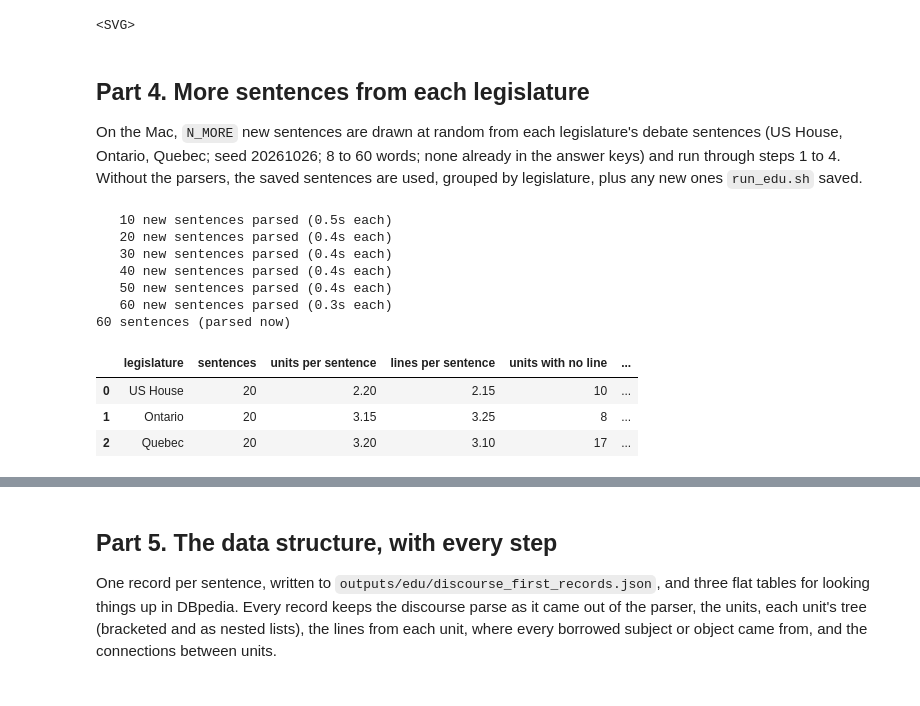
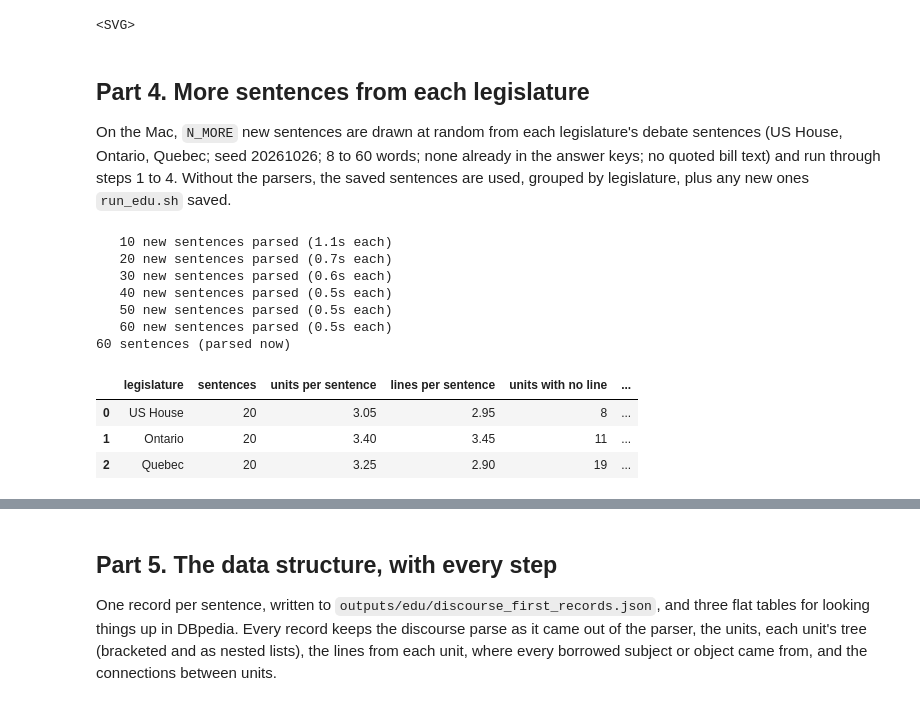
Before and after one commit to capriceculkin/legislative-health-factuality, a Jupyter notebook: notebooks/discourse_first.ipynb, the cells around one changed output, grey strips where cells are left out. Drawn from its saved outputs; the diff is of its cells as text; code cells hidden in the pictures.

```diff
--- a/notebooks/discourse_first.ipynb
+++ b/notebooks/discourse_first.ipynb
@@ -277,7 +277,7 @@ STEP 5. The tree inside a tree
 # %% [markdown]
 ## Part 4. More sentences from each legislature
 
-On the Mac, `N_MORE` new sentences are drawn at random from each legislature's debate sentences (US House, Ontario, Quebec; seed 20261026; 8 to 60 words; none already in the answer keys) and run through steps 1 to 4. Without the parsers, the saved sentences are used, grouped by legislature, plus any new ones `run_edu.sh` saved.
+On the Mac, `N_MORE` new sentences are drawn at random from each legislature's debate sentences (US House, Ontario, Quebec; seed 20261026; 8 to 60 words; none already in the answer keys; no quoted bill text) and run through steps 1 to 4. Without the parsers, the saved sentences are used, grouped by legislature, plus any new ones `run_edu.sh` saved.
 # %%
 N_MORE = int(os.environ.get("LHF_N_MORE", "20"))
 JUR = {"US": ("us", "en", "US House"), "ON": ("ontario", "en", "Ontario"), "QC": ("quebec", "fr", "Quebec")}
@@ -290,7 +290,8 @@ def draw_new(n):
     rnd = random.Random(20261026); taken = {r.get("sentence_id") for r in ROWS}; out = []
     for code_, (j, lang, name) in JUR.items():
         recs = json.load(open(PROJECT / "data" / "dbpedia_pipeline" / j / "sentences_v3.json", encoding="utf-8"))
-        recs = [x for x in recs if x.get("sentence_id") and x.get("text") and x["sentence_id"] not in taken and 8 <= len(x["text"].split()) <= 60]
+        recs = [x for x in recs if x.get("sentence_id") and x.get("text") and x["sentence_id"] not in taken and 8 <= len(x["text"].split()) <= 60
+                and not E.is_bill_text(x["text"])]
         rnd.shuffle(recs)
         out += [(f"more|{code_}|{k}", V.clean(x["text"]), lang, x["sentence_id"], name) for k, x in enumerate(recs[:n], 1)]
     return out
@@ -304,42 +305,42 @@ if LIVE:
         if k % 10 == 0:
             print(f"   {k} new sentences parsed ({(time.time() - t0) / k:.1f}s each)")
 else:
     more_rows = json.load(open(MORE, encoding="utf-8"))["rows"] if MORE.exists() else []
     for row in [r for r in ROWS if legislature(r)] + more_rows:
         if row["n"].startswith("more|") and row["n"] not in REPARSED:
             continue
         trees, _ = step2(row)
         RECS[row["n"]] = dict(run(row, trees), legislature=legislature(row) or JUR[row["n"].split("|")[1]][2], sentence_id=row.get("sentence_id"))
 src = "parsed now" if LIVE else ("saved sentences" + (", units parsed on their own" if REPARSED else ", units are STAND-INS cut from the sentence's tree"))
 print(f"{len(RECS)} sentences ({src})")
 
 def summary(recs):
     rows_ = []
     for name in ("US House", "Ontario", "Quebec"):
         xs = [x for x in recs.values() if x["legislature"] == name]
         if not xs:
             continue
         ls = [l for x in xs for l in x["lines"]]
         rows_.append({"legislature": name, "sentences": len(xs), "units per sentence": round(sum(len(x["units"]) for x in xs) / len(xs), 2),
                       "lines per sentence": round(len(ls) / len(xs), 2),
                       "units with no line": sum(1 for x in xs for u in x["units"] if not u["lines"]),
                       "subjects found through the discourse parse": sum(1 for l in ls if (l.get("subject_from") or "") and "unit tree" not in l["subject_from"]),
                       "'that' pointing to units": sum(1 for l in ls if l.get("refers_to")),
                       "most common relations": ", ".join(f"{k} {v}" for k, v in collections.Counter(r["shared"] for x in xs for r in x["relations"]).most_common(4))})
     return pd.DataFrame(rows_)
 display(summary(RECS))
 # %% [output]
-   10 new sentences parsed (0.5s each)
-   20 new sentences parsed (0.4s each)
-   30 new sentences parsed (0.4s each)
-   40 new sentences parsed (0.4s each)
-   50 new sentences parsed (0.4s each)
-   60 new sentences parsed (0.3s each)
+   10 new sentences parsed (1.1s each)
+   20 new sentences parsed (0.7s each)
+   30 new sentences parsed (0.6s each)
+   40 new sentences parsed (0.5s each)
+   50 new sentences parsed (0.5s each)
+   60 new sentences parsed (0.5s each)
 60 sentences (parsed now)
 |  | legislature | sentences | units per sentence | lines per sentence | units with no line | ... |
-| 0 | US House | 20 | 2.20 | 2.15 | 10 | ... |
-| 1 | Ontario | 20 | 3.15 | 3.25 | 8 | ... |
-| 2 | Quebec | 20 | 3.20 | 3.10 | 17 | ... |
+| 0 | US House | 20 | 3.05 | 2.95 | 8 | ... |
+| 1 | Ontario | 20 | 3.40 | 3.45 | 11 | ... |
+| 2 | Quebec | 20 | 3.25 | 2.90 | 19 | ... |
 # %%
 # two figures per legislature
 shown = collections.Counter()
```
Also changed, not shown: parts of 24 cells of this notebook, 20 other files.
